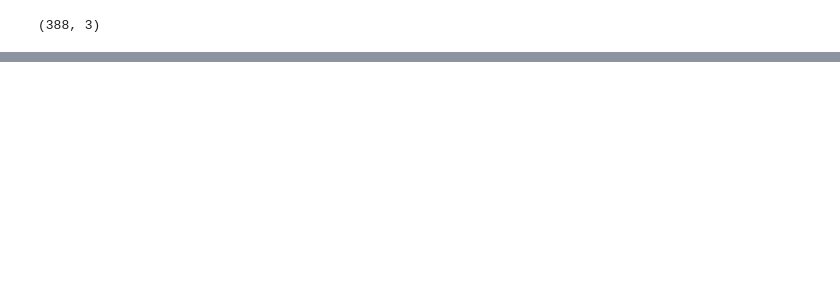
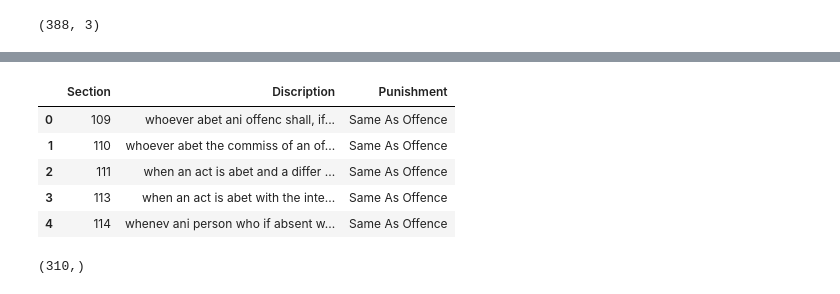
Before and after one commit to veer-debug/Data_science_journey, a Jupyter notebook: Ipc_code/ipc.ipynb, the cells around one changed output, grey strips where cells are left out. Saved outputs shown, nothing was run; the diff lists cells and outputs as text; code cells hidden in the pictures; blank space fills up the shorter version.

```diff
--- a/Ipc_code/ipc.ipynb
+++ b/Ipc_code/ipc.ipynb
@@ -56,0 +171,9 @@ Name: Punishment, dtype: object
+# %%
+df.head()
+# %% [output]
+|  | Section | Discription | Punishment |
+| 0 | 109 | whoever abet ani offenc shall, if... | Same As Offence |
+| 1 | 110 | whoever abet the commiss of an of... | Same As Offence |
+| 2 | 111 | when an act is abet and a differ ... | Same As Offence |
+| 3 | 113 | when an act is abet with the inte... | Same As Offence |
+| 4 | 114 | whenev ani person who if absent w... | Same As Offence |
@@ -56,0 +183,4 @@ Name: Punishment, dtype: object
+# %%
+x.shape
+# %% [output]
+(310,)
```
Also changed, not shown: parts of 52 cells of this notebook, 9 other files.
